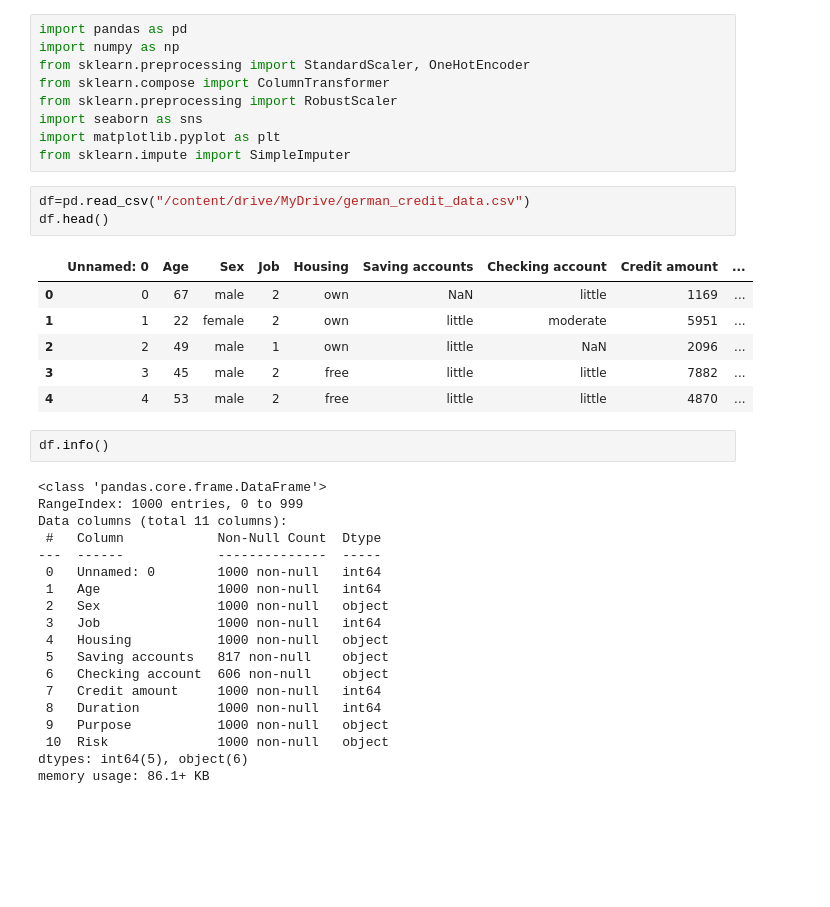
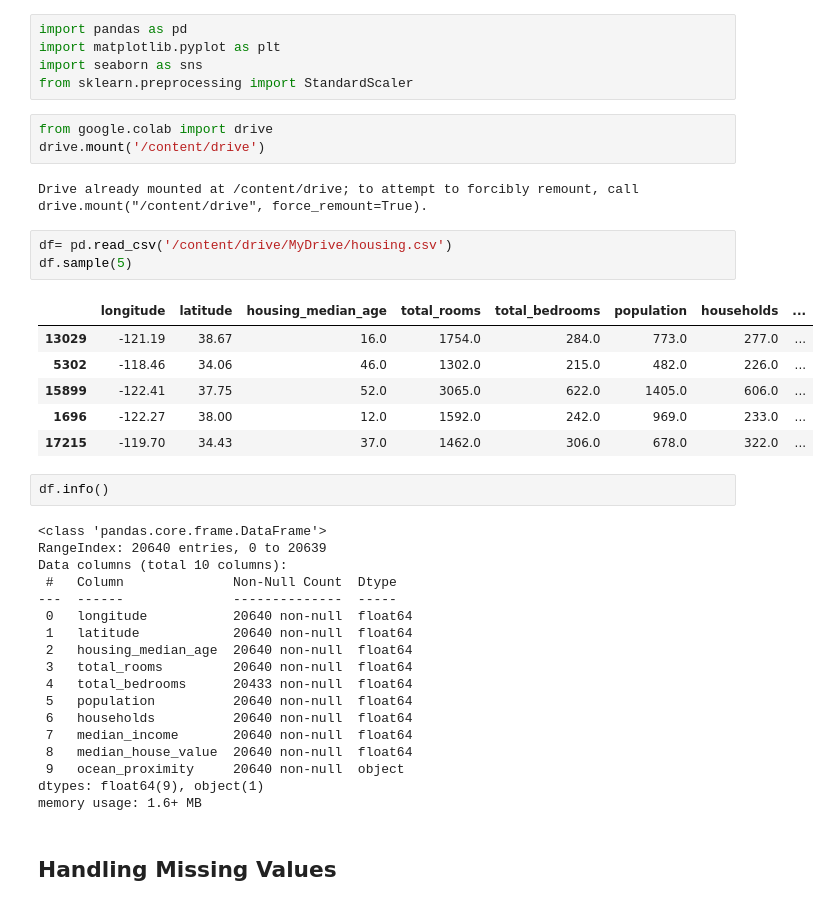
Before and after one commit to chaitalisaha06/CSI_Assignments, a Jupyter notebook: Data_Preprocessing_and_feature_engineering_Phase_2.ipynb, the cells around one changed output. Drawn from its saved outputs; the diff is of its cells as text; blank space fills up the shorter version.

```diff
--- a/Data_Preprocessing_and_feature_engineering_Phase_2.ipynb
+++ b/Data_Preprocessing_and_feature_engineering_Phase_2.ipynb
@@ -1,45 +1,47 @@
 # %% [markdown]
 <a href="https://colab.research.google.com/github/chaitalisaha06/CSI_Assignments/blob/main/Data_Preprocessing_and_feature_engineering_Phase_2.ipynb" target="_parent"><img src="https://colab.research.google.com/assets/colab-badge.svg" alt="Open In Colab"/></a>
-# %%
-import pandas as pd
-import numpy as np
-from sklearn.preprocessing import StandardScaler, OneHotEncoder
-from sklearn.compose import ColumnTransformer
-from sklearn.preprocessing import RobustScaler
-import seaborn as sns
-import matplotlib.pyplot as plt
-from sklearn.impute import SimpleImputer
+# %%
+import pandas as pd
+import matplotlib.pyplot as plt
+import seaborn as sns
+from sklearn.preprocessing import StandardScaler
+# %%
+from google.colab import drive
+drive.mount('/content/drive')
+# %% [output]
+Drive already mounted at /content/drive; to attempt to forcibly remount, call drive.mount("/content/drive", force_remount=True).
 # %%
-df=pd.read_csv("/content/drive/MyDrive/german_credit_data.csv")
-df.head()
+df= pd.read_csv('/content/drive/MyDrive/housing.csv')
+df.sample(5)
 # %% [output]
-|  | Unnamed: 0 | Age | Sex | Job | Housing | Saving accounts | Checking account | Credit amount | ... |
-| 0 | 0 | 67 | male | 2 | own | NaN | little | 1169 | ... |
-| 1 | 1 | 22 | female | 2 | own | little | moderate | 5951 | ... |
-| 2 | 2 | 49 | male | 1 | own | little | NaN | 2096 | ... |
-| 3 | 3 | 45 | male | 2 | free | little | little | 7882 | ... |
-| 4 | 4 | 53 | male | 2 | free | little | little | 4870 | ... |
+|  | longitude | latitude | housing_median_age | total_rooms | total_bedrooms | population | households | ... |
+| 13029 | -121.19 | 38.67 | 16.0 | 1754.0 | 284.0 | 773.0 | 277.0 | ... |
+| 5302 | -118.46 | 34.06 | 46.0 | 1302.0 | 215.0 | 482.0 | 226.0 | ... |
+| 15899 | -122.41 | 37.75 | 52.0 | 3065.0 | 622.0 | 1405.0 | 606.0 | ... |
+| 1696 | -122.27 | 38.00 | 12.0 | 1592.0 | 242.0 | 969.0 | 233.0 | ... |
+| 17215 | -119.70 | 34.43 | 37.0 | 1462.0 | 306.0 | 678.0 | 322.0 | ... |
 # %%
 df.info()
 # %% [output]
 <class 'pandas.core.frame.DataFrame'>
-RangeIndex: 1000 entries, 0 to 999
-Data columns (total 11 columns):
- #   Column            Non-Null Count  Dtype
----  ------            --------------  -----
- 0   Unnamed: 0        1000 non-null   int64
- 1   Age               1000 non-null   int64
- 2   Sex               1000 non-null   object
- 3   Job               1000 non-null   int64
- 4   Housing           1000 non-null   object
- 5   Saving accounts   817 non-null    object
- 6   Checking account  606 non-null    object
- 7   Credit amount     1000 non-null   int64
- 8   Duration          1000 non-null   int64
- 9   Purpose           1000 non-null   object
- 10  Risk              1000 non-null   object
-dtypes: int64(5), object(6)
-memory usage: 86.1+ KB
+RangeIndex: 20640 entries, 0 to 20639
+Data columns (total 10 columns):
+ #   Column              Non-Null Count  Dtype
+---  ------              --------------  -----
+ 0   longitude           20640 non-null  float64
+ 1   latitude            20640 non-null  float64
+ 2   housing_median_age  20640 non-null  float64
+ 3   total_rooms         20640 non-null  float64
+ 4   total_bedrooms      20433 non-null  float64
+ 5   population          20640 non-null  float64
+ 6   households          20640 non-null  float64
+ 7   median_income       20640 non-null  float64
+ 8   median_house_value  20640 non-null  float64
+ 9   ocean_proximity     20640 non-null  object
+dtypes: float64(9), object(1)
+memory usage: 1.6+ MB
+# %% [markdown]
+##  Handling Missing Values
 # %%
 df.isnull().sum()
 # %% [output]
```
Also changed, not shown: parts of 41 cells of this notebook.
